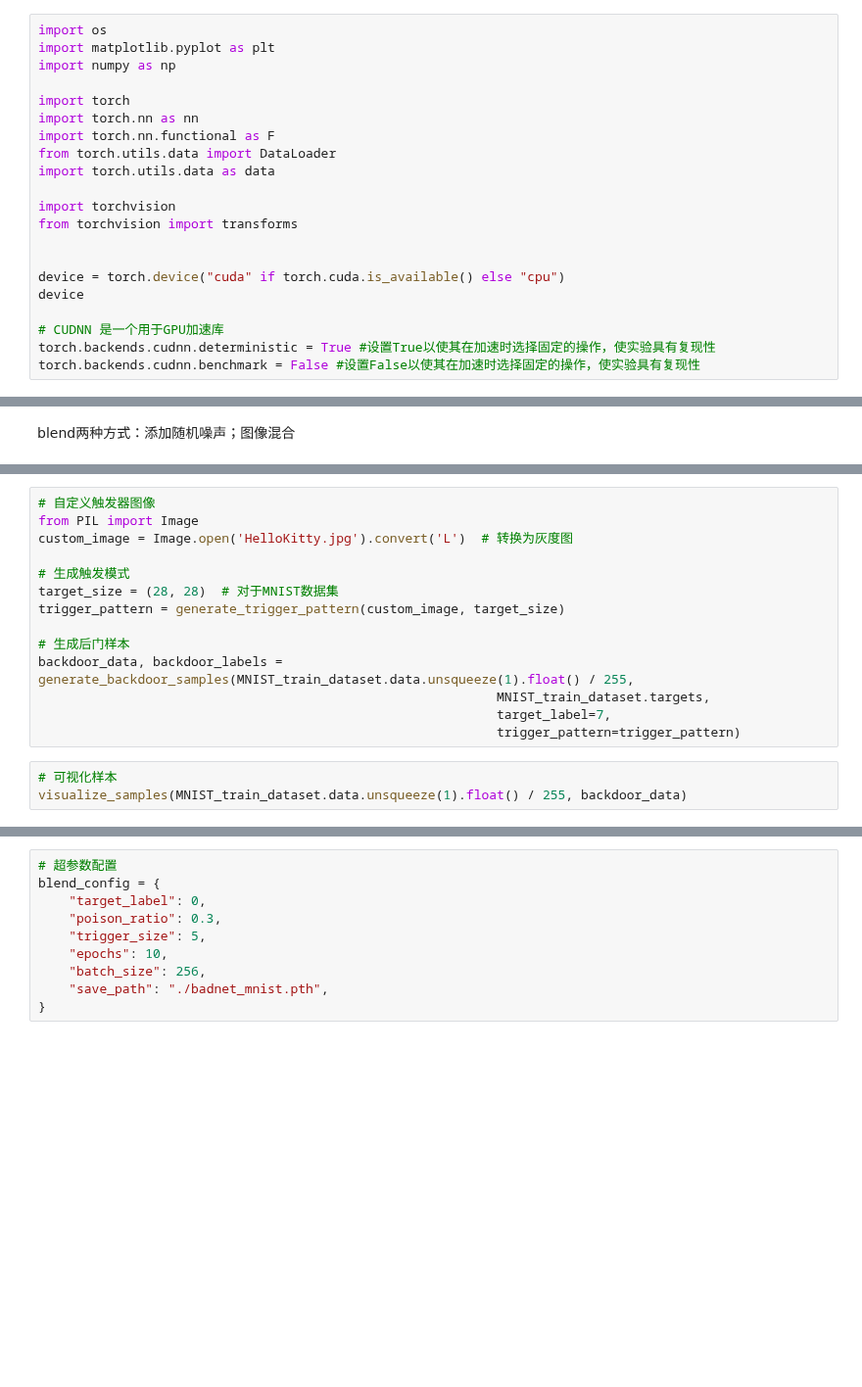
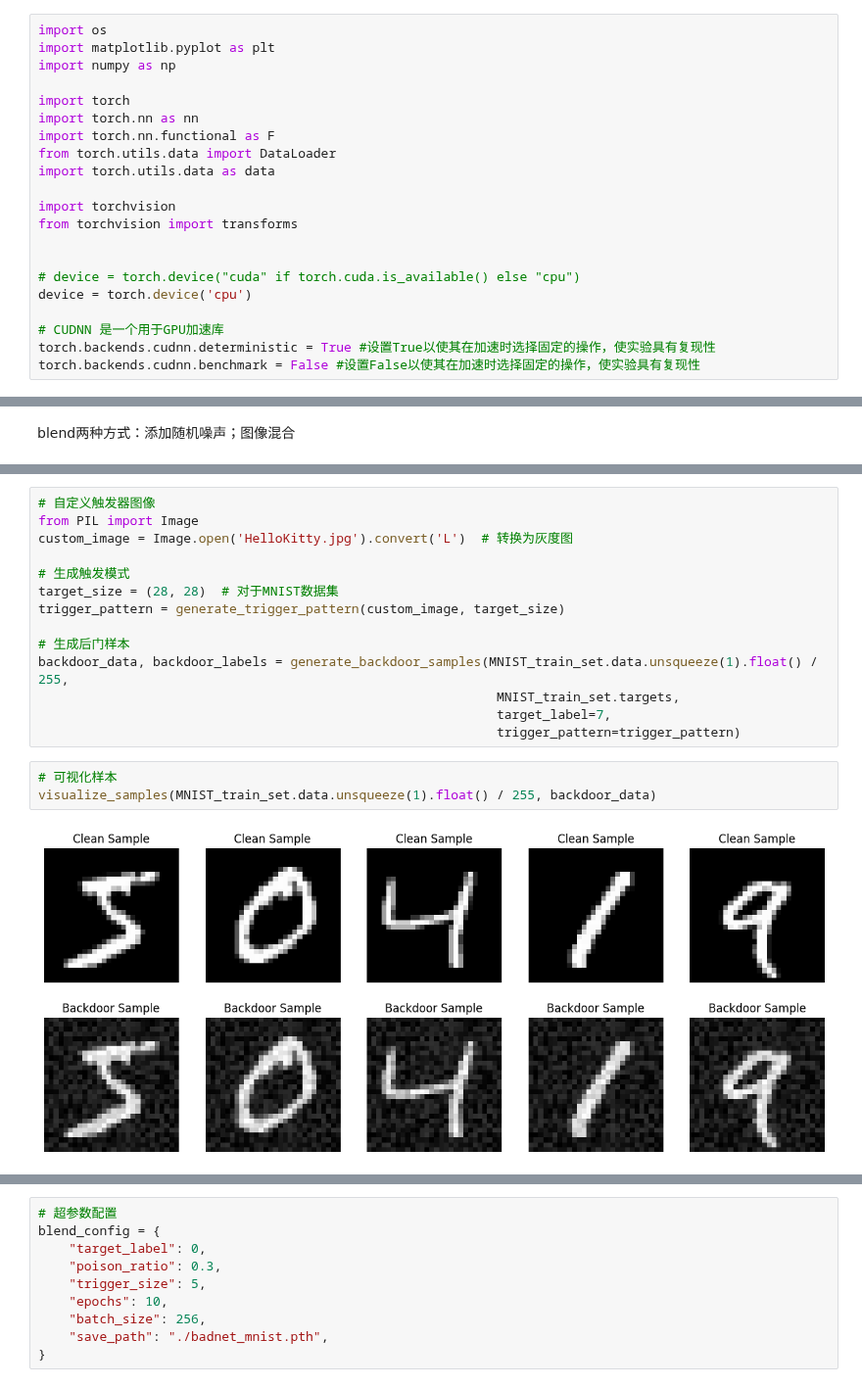
Before and after one commit to Raine-ovo/USTC-AI-Security-Experiment, a Jupyter notebook: Backdoor/main.ipynb, the cells around one changed output, grey strips where cells are left out. Shown at 98% size. Saved outputs shown, nothing was run; the diff lists cells and outputs as text; blank space fills up the shorter version.

Commit message:
backdoor algo. badnets && blend

```diff
--- a/Backdoor/main.ipynb
+++ b/Backdoor/main.ipynb
@@ -22,8 +22,8 @@ import torchvision
 from torchvision import transforms
 
 
-device = torch.device("cuda" if torch.cuda.is_available() else "cpu")
-device
+# device = torch.device("cuda" if torch.cuda.is_available() else "cpu")
+device = torch.device('cpu')
 
 # CUDNN 是一个用于GPU加速库
 torch.backends.cudnn.deterministic = True #设置True以使其在加速时选择固定的操作，使实验具有复现性
@@ -316,13 +311,15 @@ target_size = (28, 28)  # 对于MNIST数据集
 trigger_pattern = generate_trigger_pattern(custom_image, target_size)
 
 # 生成后门样本
-backdoor_data, backdoor_labels = generate_backdoor_samples(MNIST_train_dataset.data.unsqueeze(1).float() / 255,
-                                                            MNIST_train_dataset.targets,
+backdoor_data, backdoor_labels = generate_backdoor_samples(MNIST_train_set.data.unsqueeze(1).float() / 255,
+                                                            MNIST_train_set.targets,
                                                             target_label=7,
                                                             trigger_pattern=trigger_pattern)
 # %%
 # 可视化样本
-visualize_samples(MNIST_train_dataset.data.unsqueeze(1).float() / 255, backdoor_data)
+visualize_samples(MNIST_train_set.data.unsqueeze(1).float() / 255, backdoor_data)
+# %% [output]
+[figure, added]
 # %%
 # 定义简单的卷积神经网络
 blend_mnist = nn.Sequential(nn.Conv2d(1, 10, kernel_size=5),
```
Also changed, not shown: parts of 7 cells of this notebook.
